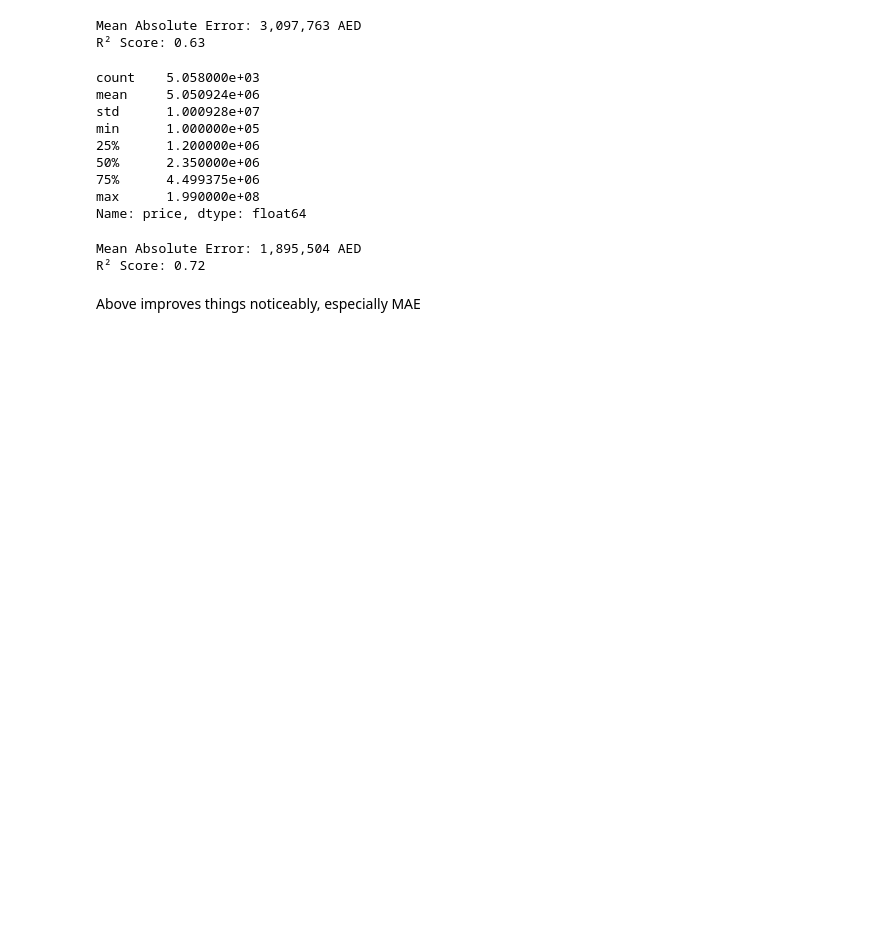
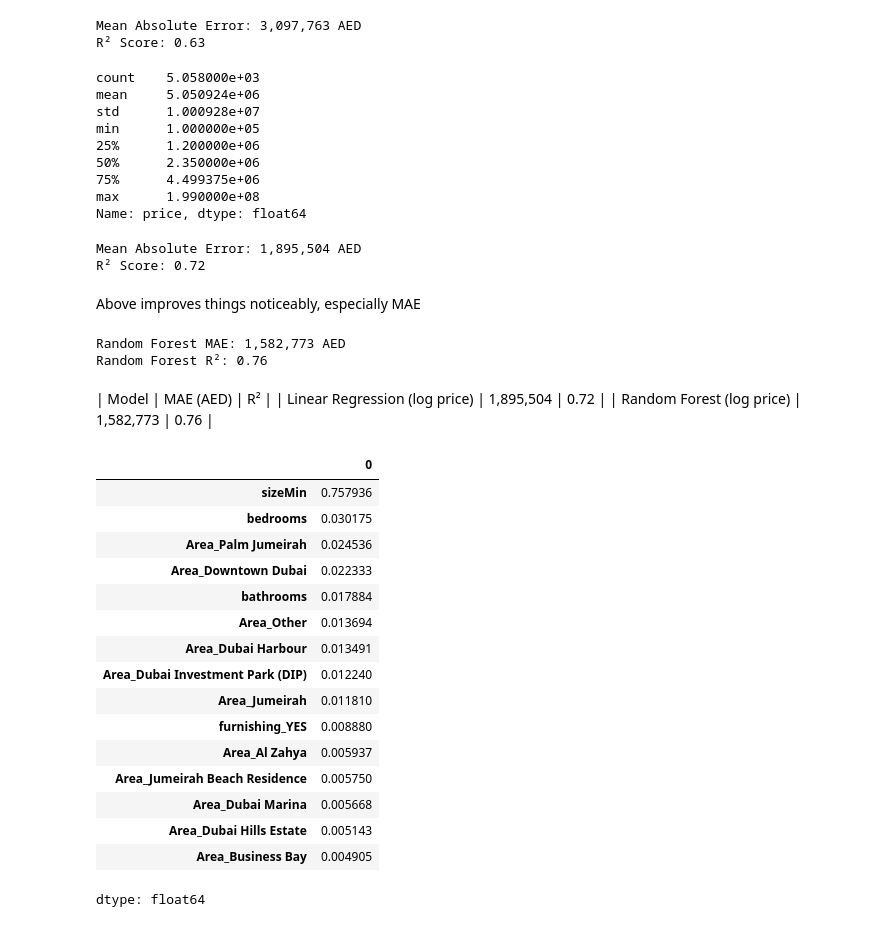
Before and after one commit to obaid147/uae-house-price-prediction, a Jupyter notebook: uae_house_price_prediction.ipynb, the cells around one changed output. Cells and saved outputs as stored; diff of their text form; code cells hidden in the pictures; blank space fills up the shorter version.

Commit message:
Add Random Forest model and feature importance analysis

```diff
--- a/uae_house_price_prediction.ipynb
+++ b/uae_house_price_prediction.ipynb
@@ -277,3 +277,47 @@ Mean Absolute Error: 1,895,504 AED
 R² Score: 0.72
 # %% [markdown]
 Above improves things noticeably, especially MAE
+# %%
+# train it on the log-transformed price for a fair comparison to our best result so far
+from sklearn.ensemble import RandomForestRegressor
+
+rf_model = RandomForestRegressor(random_state=42)
+rf_model.fit(X_train, y_train_log)
+
+rf_pred_log = rf_model.predict(X_test)
+rf_pred_actual = np.exp(rf_pred_log)
+
+rf_mae = mean_absolute_error(y_test, rf_pred_actual)
+rf_r2 = r2_score(y_test, rf_pred_actual)
+
+print(f"Random Forest MAE: {rf_mae:,.0f} AED")
+print(f"Random Forest R²: {rf_r2:.2f}")
+# %% [output]
+Random Forest MAE: 1,582,773 AED
+Random Forest R²: 0.76
+# %% [markdown]
+| Model                         | MAE (AED) |  R²  |
+| Linear Regression (log price) | 1,895,504 | 0.72 |
+| Random Forest (log price)     | 1,582,773 | 0.76 |
+# %%
+importances = pd.Series(rf_model.feature_importances_, index=X_train.columns)
+importances.sort_values(ascending=False).head(15)
+# This ranks the top 15 features by how much they contributed to the model's predictions
+# %% [output]
+|  | 0 |
+| sizeMin | 0.757936 |
+| bedrooms | 0.030175 |
+| Area_Palm Jumeirah | 0.024536 |
+| Area_Downtown Dubai | 0.022333 |
+| bathrooms | 0.017884 |
+| Area_Other | 0.013694 |
+| Area_Dubai Harbour | 0.013491 |
+| Area_Dubai Investment Park (DIP) | 0.012240 |
+| Area_Jumeirah | 0.011810 |
+| furnishing_YES | 0.008880 |
+| Area_Al Zahya | 0.005937 |
+| Area_Jumeirah Beach Residence | 0.005750 |
+| Area_Dubai Marina | 0.005668 |
+| Area_Dubai Hills Estate | 0.005143 |
+| Area_Business Bay | 0.004905 |
+dtype: float64
```
